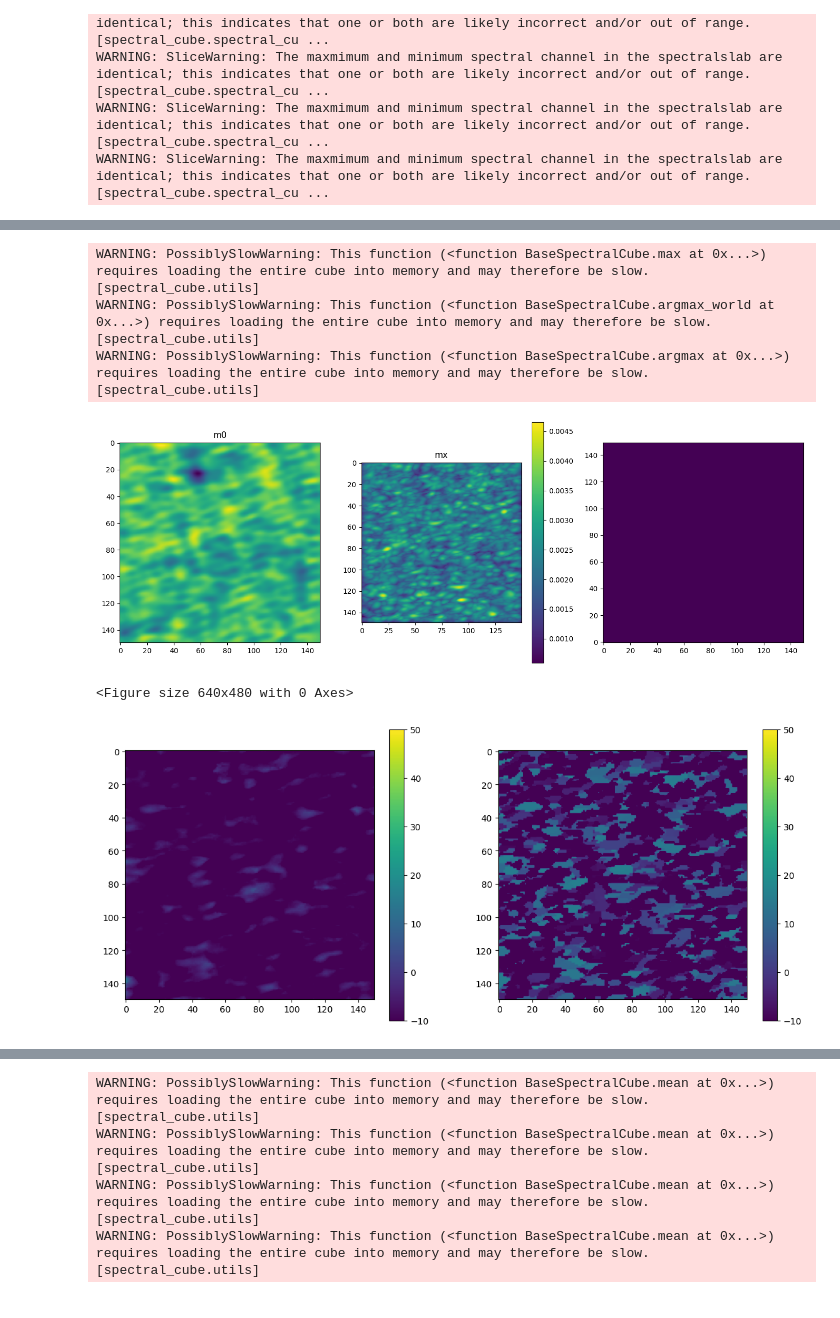
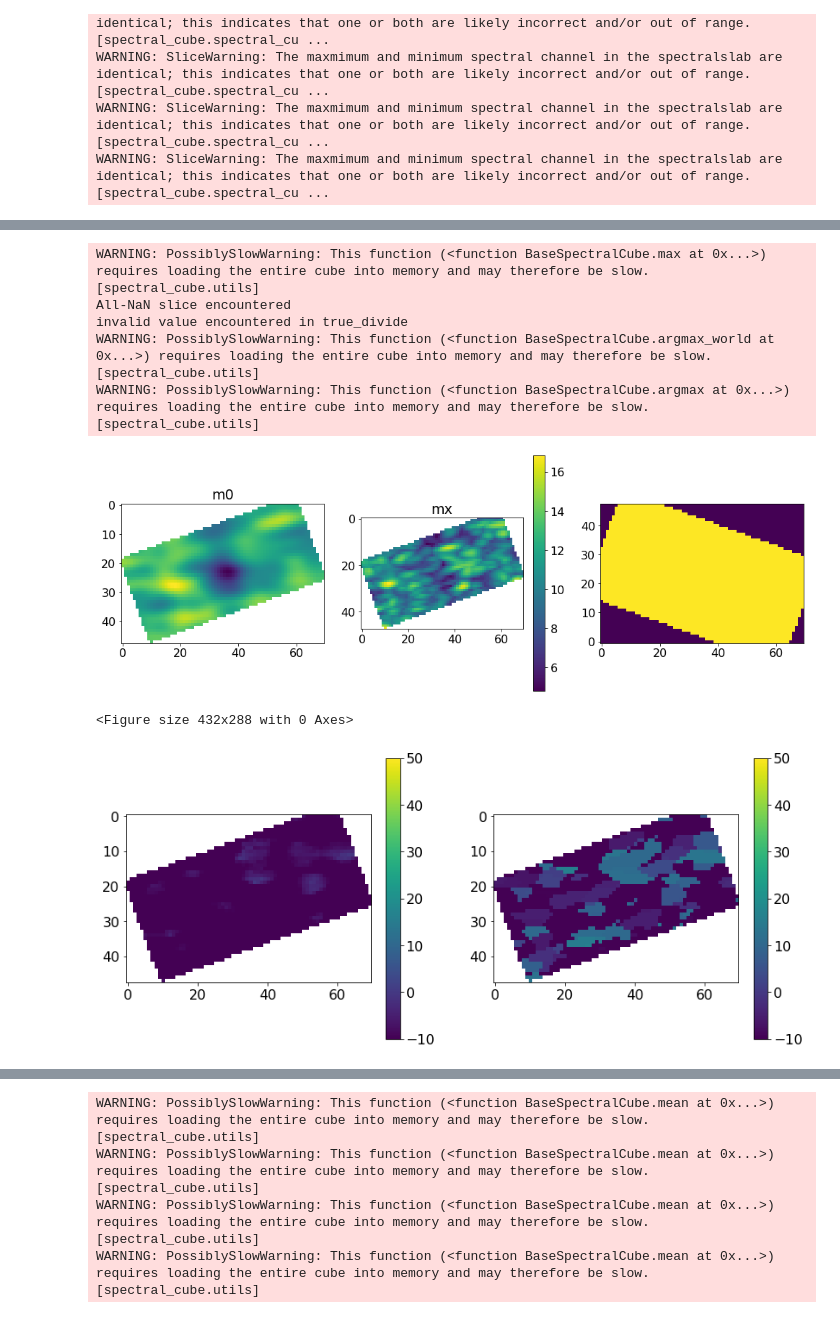
Before and after one commit to keflavich/saltmining, a Jupyter notebook: notebooks/Sanhueza16523.ipynb, the cells around one changed output, grey strips where cells are left out. Cells and saved outputs as stored; diff of their text form; code cells hidden in the pictures.

```diff
--- a/notebooks/Sanhueza16523.ipynb
+++ b/notebooks/Sanhueza16523.ipynb
@@ -20,6 +29,8 @@ IRAS_165623959.config8.spw3.robust0.5.image_small.fits*
 # %%
 %matplotlib inline
 import pylab as pl
+pl.rcParams['figure.facecolor'] = 'w'
+
 from spectral_cube import SpectralCube
 from astropy import units as u
 from astropy.visualization import quantity_support
@@ -56,5 +71,5 @@ import regions
 from astropy import units as u, coordinates
 reg = regions.Regions.read('bigbox.reg')
 regsm = regions.Regions.read('box.reg')
-#regvsm = regions.Regions.read('diskbox.reg')
+regvsm = regions.Regions.read('rrldiskbox.reg')
 #regvvsm = regions.Regions.read('innerdiskbox.reg')
@@ -184,8 +254,10 @@ SpectralCube with shape=(90, 150, 150) and unit=Jy / beam:
  n_x:    150  type_x: RA---SIN  unit_x: deg    range:   254.923142 deg:  254.923628 deg
  n_y:    150  type_y: DEC--SIN  unit_y: deg    range:   -40.062178 deg:  -40.061806 deg
  n_s:     90  type_s: VRAD      unit_s: km / s  range:      -43.875 km / s:      15.896 km / s
+# %%
+jtok = stackc.beam.jtok(217*u.GHz)
 # %%
-stackc = stackc.subcube_from_regions(reg)
+stackc = stackc.subcube_from_regions(regvsm)
 pl.figure(figsize=(14,5))
 pl.subplot(1,3,1)
 m0 = stackc.moment0()
@@ -193,38 +265,40 @@ m0.quicklook()
 pl.title("m0")
 
 pl.subplot(1,3,2)
 mx = stackc.max(axis=0)
 mx.quicklook()
 pl.title("mx")
 pl.colorbar()
 pl.subplot(1,3,3)
-msk = mx > 0.00016*mx.unit
+msk = mx > 0.00016*mx.unit*jtok.value
 msk = scipy.ndimage.binary_erosion(msk, iterations=1)
 msk = scipy.ndimage.binary_dilation(msk, iterations=5)
 pl.imshow(msk, interpolation='none', origin='lower')
 pl.tight_layout()
 pl.figure()
 
 
-m1 = stackc.with_mask(msk).with_mask(stackc > 0.0005*stackc.unit).moment1()
+m1 = stackc.with_mask(msk).with_mask(stackc > 0.0005*stackc.unit*jtok.value).moment1()
 pl.figure(figsize=(14,6))
 ax1 = pl.subplot(1,2,1)
 im = ax1.imshow(m1.value, vmin=-10, vmax=50)
 pl.colorbar(mappable=im)
 mxv = stackc.with_mask(msk).argmax_world(axis=0)
 pl.subplot(1,2,2)
 pl.imshow(mxv.value, vmin=-10, vmax=50)
 pl.colorbar()
 
 
 vmapnacl = mxv.hdu
 # %% [output]
 WARNING: PossiblySlowWarning: This function (<function BaseSpectralCube.max at 0x...>) requires loading the entire cube into memory and may therefore be slow. [spectral_cube.utils]
+All-NaN slice encountered
+invalid value encountered in true_divide
 WARNING: PossiblySlowWarning: This function (<function BaseSpectralCube.argmax_world at 0x...>) requires loading the entire cube into memory and may therefore be slow. [spectral_cube.utils]
 WARNING: PossiblySlowWarning: This function (<function BaseSpectralCube.argmax at 0x...>) requires loading the entire cube into memory and may therefore be slow. [spectral_cube.utils]
-[figure, old version]
+[figure, new version]
-<Figure size 640x480 with 0 Axes>
+<Figure size 432x288 with 0 Axes>
-[figure, old version]
+[figure, new version]
 # %%
 # try creating a vmap based on another line
 restval = 218.32471100 *u.GHz # HC3N
```
Also changed, not shown: parts of 23 cells of this notebook, 16 other files.
